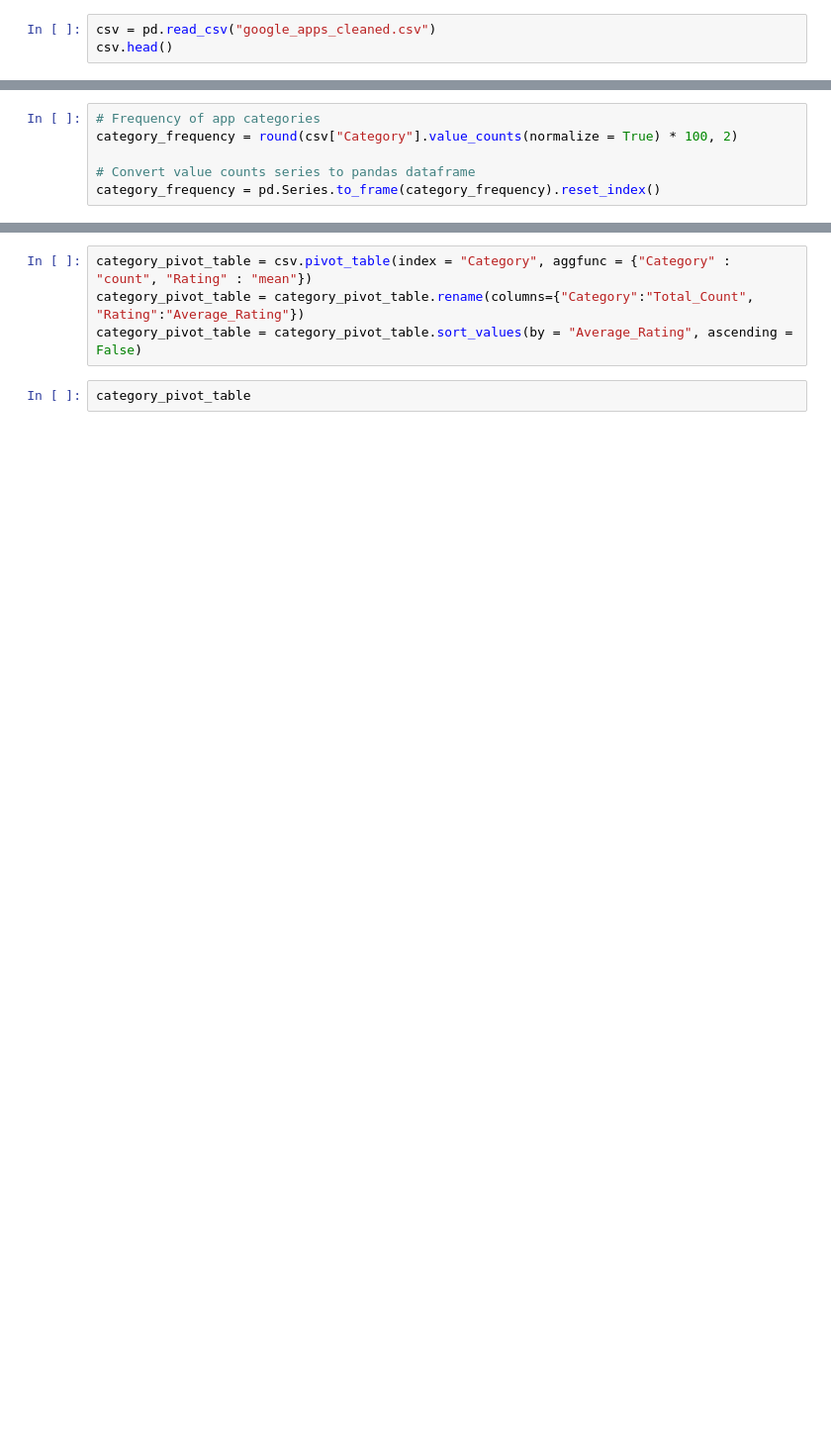
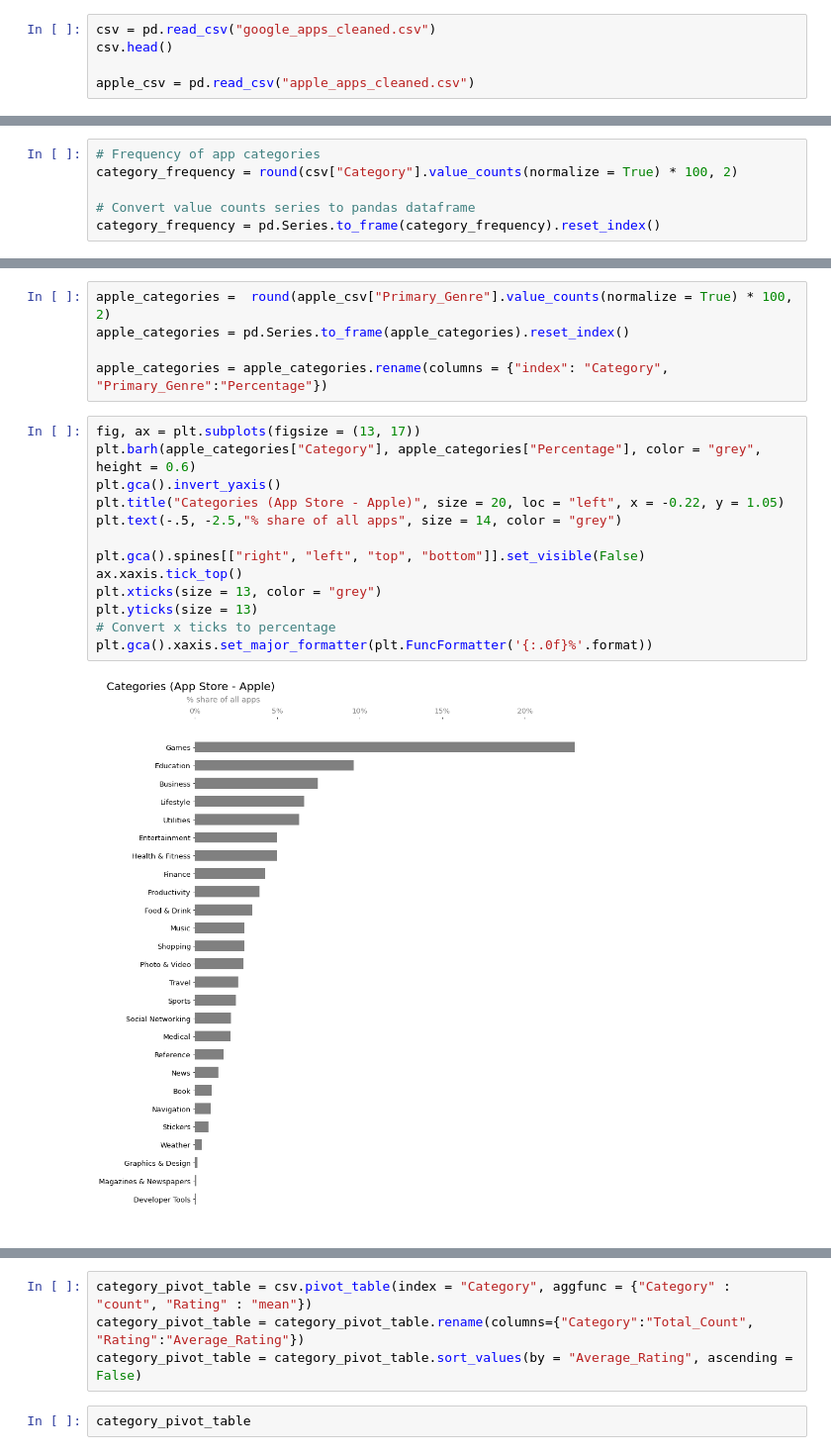
Before and after one commit to paul-trood/Portfolio-Mobile_app_recommendations, a Jupyter notebook: app_profile.ipynb, the cells around one changed output, grey strips where cells are left out. Shown at 99% size. Cells and saved outputs as stored; diff of their text form; blank space fills up the shorter version.

```diff
--- a/app_profile.ipynb
+++ b/app_profile.ipynb
@@ -42,3 +42,5 @@ import matplotlib.style as style
 # %%
 csv = pd.read_csv("google_apps_cleaned.csv")
 csv.head()
+
+apple_csv = pd.read_csv("apple_apps_cleaned.csv")
@@ -116,3 +145,23 @@ plt.gca().xaxis.set_major_formatter(plt.FuncFormatter('{:.0f}%'.format))
+# %%
+apple_categories =  round(apple_csv["Primary_Genre"].value_counts(normalize = True) * 100, 2)
+apple_categories = pd.Series.to_frame(apple_categories).reset_index()
+
+apple_categories = apple_categories.rename(columns = {"index": "Category", "Primary_Genre":"Percentage"})
+# %%
+fig, ax = plt.subplots(figsize = (13, 17))
+plt.barh(apple_categories["Category"], apple_categories["Percentage"], color = "grey", height = 0.6)
+plt.gca().invert_yaxis()
+plt.title("Categories (App Store - Apple)", size = 20, loc = "left", x = -0.22, y = 1.05)
+plt.text(-.5, -2.5,"% share of all apps", size = 14, color = "grey")
+
+plt.gca().spines[["right", "left", "top", "bottom"]].set_visible(False)
+ax.xaxis.tick_top()
+plt.xticks(size = 13, color = "grey")
+plt.yticks(size = 13)
+# Convert x ticks to percentage
+plt.gca().xaxis.set_major_formatter(plt.FuncFormatter('{:.0f}%'.format))
+# %% [output]
+[figure, added]
 # %%
 # Category rating average
 categories_grouped = csv.groupby("Category")
```
Also changed, not shown: parts of 25 cells of this notebook.
